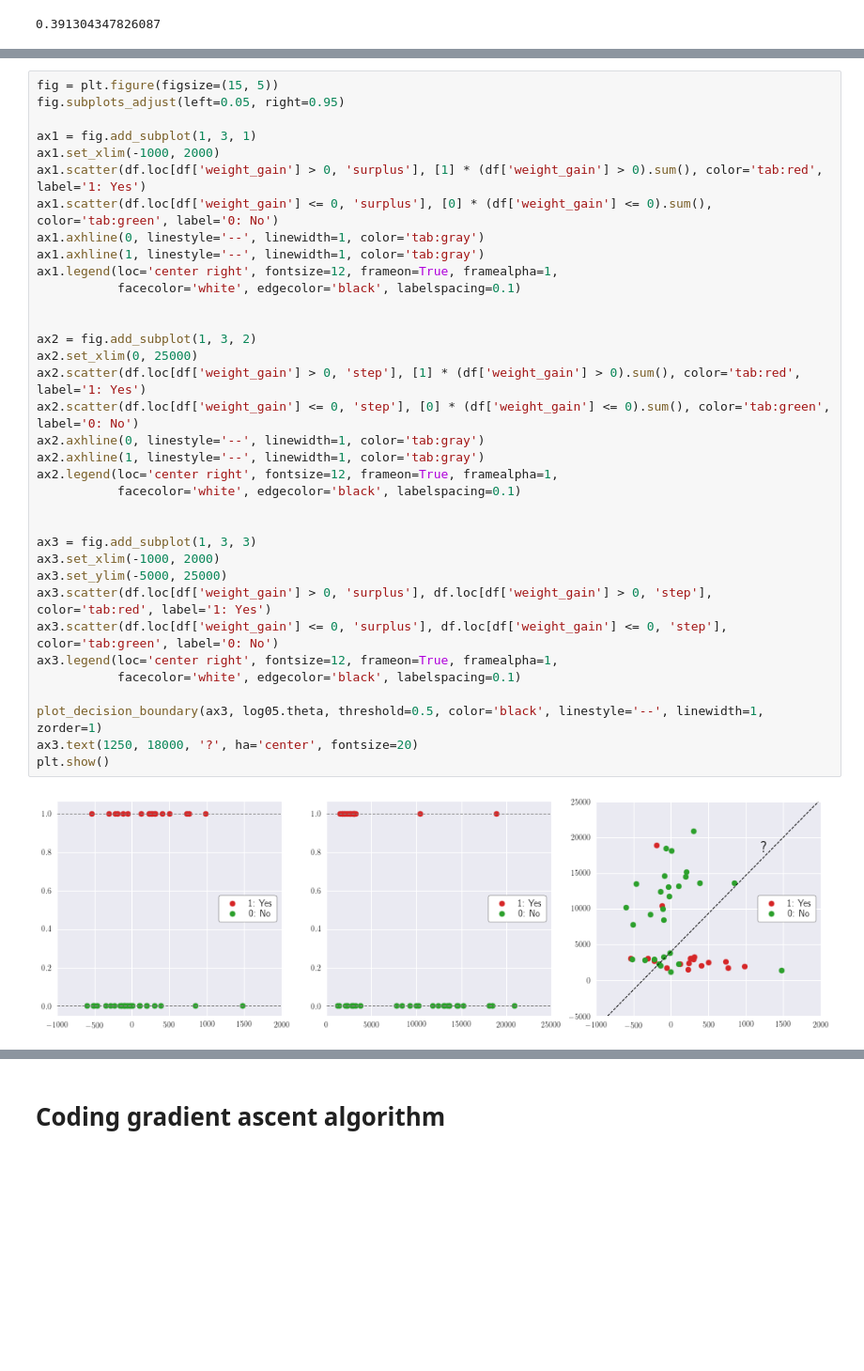
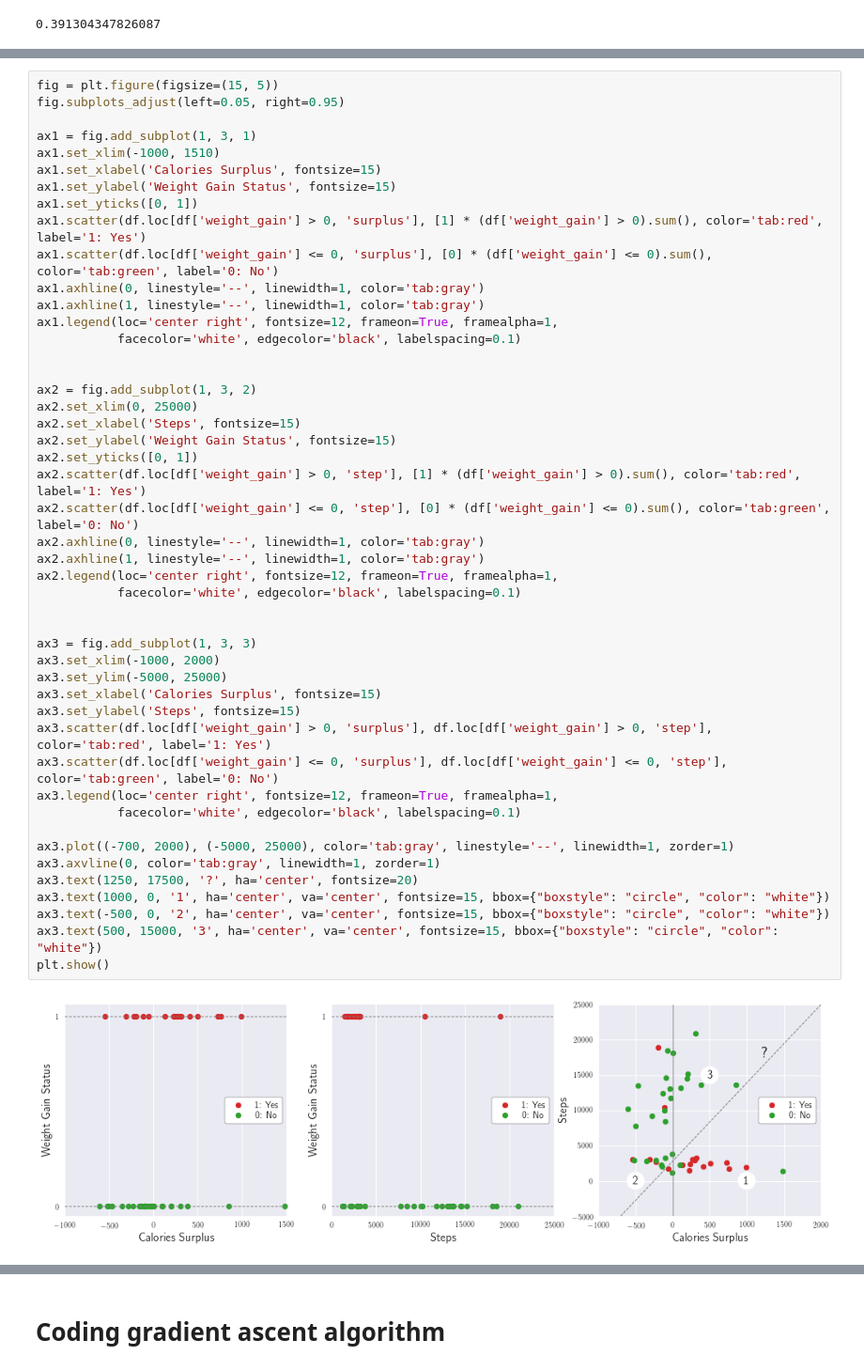
Before and after one commit to khanhnguyendata/logweight, a Jupyter notebook: logweight.ipynb, the cells around one changed output, grey strips where cells are left out. Shown at 94% size. Cells and saved outputs as stored; diff of their text form; blank space fills up the shorter version.

Commit message:
Finish EDA plots

```diff
--- a/logweight.ipynb
+++ b/logweight.ipynb
@@ -150,35 +131,47 @@ fig = plt.figure(figsize=(15, 5))
 fig.subplots_adjust(left=0.05, right=0.95)
 
 ax1 = fig.add_subplot(1, 3, 1)
-ax1.set_xlim(-1000, 2000)
+ax1.set_xlim(-1000, 1510)
+ax1.set_xlabel('Calories Surplus', fontsize=15)
+ax1.set_ylabel('Weight Gain Status', fontsize=15)
+ax1.set_yticks([0, 1])
 ax1.scatter(df.loc[df['weight_gain'] > 0, 'surplus'], [1] * (df['weight_gain'] > 0).sum(), color='tab:red', label='1: Yes')
 ax1.scatter(df.loc[df['weight_gain'] <= 0, 'surplus'], [0] * (df['weight_gain'] <= 0).sum(), color='tab:green', label='0: No')
 ax1.axhline(0, linestyle='--', linewidth=1, color='tab:gray')
 ax1.axhline(1, linestyle='--', linewidth=1, color='tab:gray')
 ax1.legend(loc='center right', fontsize=12, frameon=True, framealpha=1,
            facecolor='white', edgecolor='black', labelspacing=0.1)
 
 
 ax2 = fig.add_subplot(1, 3, 2)
 ax2.set_xlim(0, 25000)
+ax2.set_xlabel('Steps', fontsize=15)
+ax2.set_ylabel('Weight Gain Status', fontsize=15)
+ax2.set_yticks([0, 1])
 ax2.scatter(df.loc[df['weight_gain'] > 0, 'step'], [1] * (df['weight_gain'] > 0).sum(), color='tab:red', label='1: Yes')
 ax2.scatter(df.loc[df['weight_gain'] <= 0, 'step'], [0] * (df['weight_gain'] <= 0).sum(), color='tab:green', label='0: No')
 ax2.axhline(0, linestyle='--', linewidth=1, color='tab:gray')
 ax2.axhline(1, linestyle='--', linewidth=1, color='tab:gray')
 ax2.legend(loc='center right', fontsize=12, frameon=True, framealpha=1,
            facecolor='white', edgecolor='black', labelspacing=0.1)
 
 
 ax3 = fig.add_subplot(1, 3, 3)
 ax3.set_xlim(-1000, 2000)
 ax3.set_ylim(-5000, 25000)
+ax3.set_xlabel('Calories Surplus', fontsize=15)
+ax3.set_ylabel('Steps', fontsize=15)
 ax3.scatter(df.loc[df['weight_gain'] > 0, 'surplus'], df.loc[df['weight_gain'] > 0, 'step'], color='tab:red', label='1: Yes')
 ax3.scatter(df.loc[df['weight_gain'] <= 0, 'surplus'], df.loc[df['weight_gain'] <= 0, 'step'], color='tab:green', label='0: No')
 ax3.legend(loc='center right', fontsize=12, frameon=True, framealpha=1,
            facecolor='white', edgecolor='black', labelspacing=0.1)
 
-plot_decision_boundary(ax3, log05.theta, threshold=0.5, color='black', linestyle='--', linewidth=1, zorder=1)
-ax3.text(1250, 18000, '?', ha='center', fontsize=20)
+ax3.plot((-700, 2000), (-5000, 25000), color='tab:gray', linestyle='--', linewidth=1, zorder=1)
+ax3.axvline(0, color='tab:gray', linewidth=1, zorder=1)
+ax3.text(1250, 17500, '?', ha='center', fontsize=20)
+ax3.text(1000, 0, '1', ha='center', va='center', fontsize=15, bbox={"boxstyle": "circle", "color": "white"})
+ax3.text(-500, 0, '2', ha='center', va='center', fontsize=15, bbox={"boxstyle": "circle", "color": "white"})
+ax3.text(500, 15000, '3', ha='center', va='center', fontsize=15, bbox={"boxstyle": "circle", "color": "white"})
 plt.show()
 # %% [output]
-[figure, old version]
+[figure, new version]
```
Also changed, not shown: parts of 16 cells of this notebook, 1 other file.
